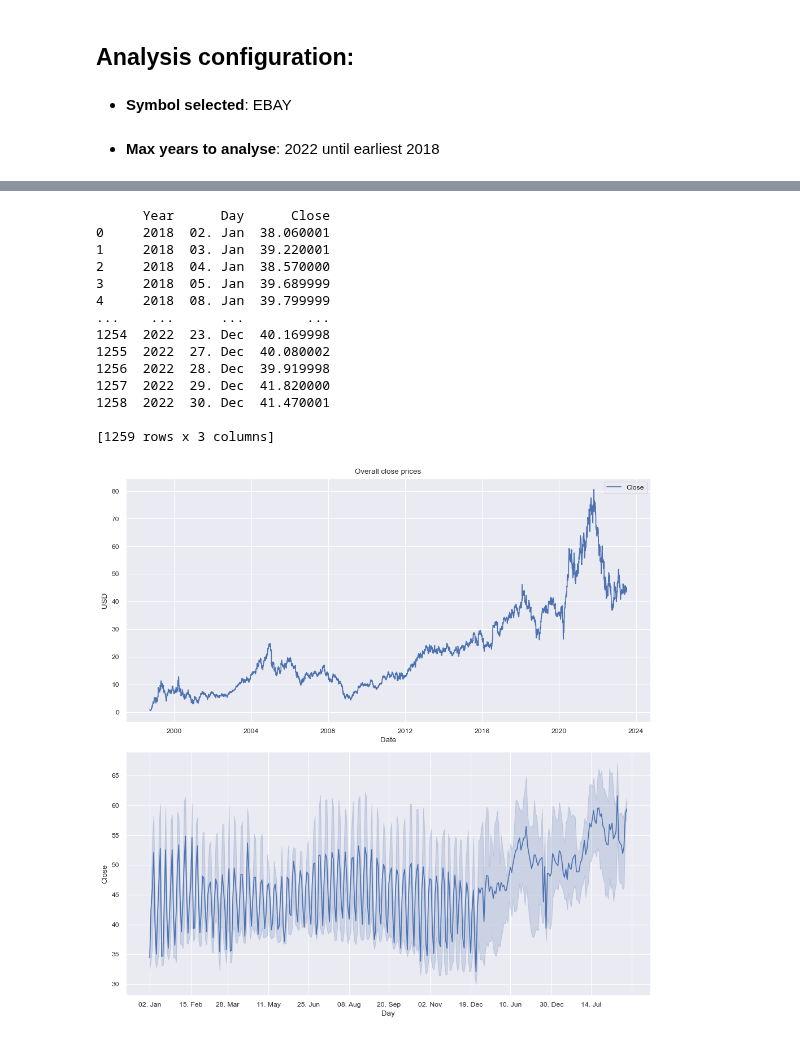
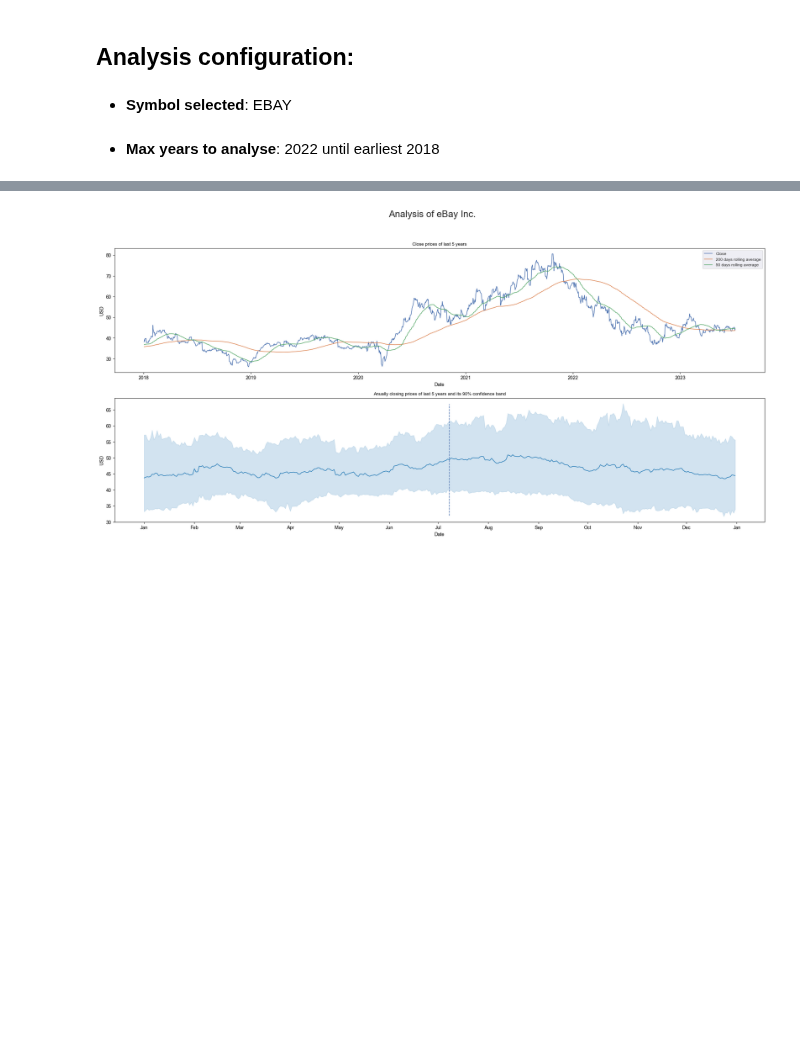
Before and after one commit to marco-sorich/FinSea, a Jupyter notebook: seasonality.ipynb, the cells around one changed output, grey strips where cells are left out. Cells and saved outputs as stored; diff of their text form; code cells hidden in the pictures; blank space fills up the shorter version.

Commit message:
Overall and annual diagram works now correctly

```diff
--- a/seasonality.ipynb
+++ b/seasonality.ipynb
@@ -272,7 +252,6 @@ annualDf
 # %%
 
 
-#fig.suptitle(f'Analysis of {ticker.info["longName"]}\n\n', fontsize=25)
 
 #axs[0].set_title('Overall closing price', fontsize=17)
 #axs[0].plot(df['Close'], df['Close'].rolling(rolling_resolution).mean()) # .plot(legend=True, label=str(rolling_resolution) + '-day moving average', grid=True)
@@ -300,57 +279,51 @@ annualDf
 #    plt.ylabel(ticker.info['currency'])
 #alpha_value = 1
 #for col in annualDf.columns:
 #    if col.startswith(periodNames[3]):
 #        if seasonalityInPercent:
 #            usedAnnualDf = 100 * (annualDf[col] - annualDf[col].iloc[0]) / (annualDf[col].max() - annualDf[col].iloc[0])
 #        else:
 #            usedAnnualDf = annualDf[col]
 #        usedAnnualDf.plot(color='tab:purple', alpha=alpha_value, grid=True)
 #        alpha_value = alpha_value * (1 - (2 / numOfYears))
 
 #plt.subplot(515)
 #plt.title('Annual monthly mean performance', fontsize=17)
 #plt.ylabel(ticker.info['currency'])
 #monthlyDf['mean'].plot(kind='bar', yerr=monthlyDf['std'], capsize=4, color=monthlyDf['meanPositive'].map({True: 'tab:green', False: 'tab:red'}), grid=True, rot=0)
 
 #plt.show()
 
 #df['RollingMean'] = df['Close'].rolling(rolling_resolution).mean()
 
-fig, axs = plt.subplots(2, 1, figsize=(10, 10))
+rolling_narrow_resolution = 50
+rolling_wide_resolution = 200
+
+fig, axs = plt.subplots(2, 1, figsize=(20, 10))
 sns.set_theme('paper')
+fig.suptitle(f'Analysis of {ticker.info["longName"]}\n\n', fontsize=20)
 
-sns.lineplot(data=df, dashes=False, ax=axs[0], legend='full')
-axs[0].set_title('Overall close prices')
+
+# Plot overall closing prices of last x years
+overallDf = pd.DataFrame(data=df)
+overallDf[f'{rolling_wide_resolution} days rolling average'] = overallDf['Close'].rolling(rolling_wide_resolution).mean()
+overallDf[f'{rolling_narrow_resolution} days rolling average'] = overallDf['Close'].rolling(rolling_narrow_resolution).mean()
+overallDf = overallDf[rangeMax5yrs.min():pd.to_datetime('today')]
+sns.lineplot(data=overallDf, dashes=False, ax=axs[0], legend='full')
+axs[0].set_title(f'Close prices of last {rangeNumOfYears} years')
 axs[0].set_ylabel(ticker.info['currency'])
 
-#sns.lineplot(data=annualDf[['2022', '2021', '2020', '2019']], ax=axs[1])
-#axs[1].set_title(f'Annual close prices of last {max_num_of_years} years')
-#axs[1].set_ylabel(ticker.info['currency'])
-#axs[1].xaxis.set_major_locator(mdates.MonthLocator())
-#axs[1].xaxis.set_major_formatter(mdates.DateFormatter("%b"))
 
-annualDf2 = annualDf.reset_index()
-print(annualDf2)
-
-sns.lineplot(data=annualDf2, x='Day', y='Close', errorbar=('pi', 50), ax=axs[1])
+# Plot annual closing prices with confidence band
+sns.lineplot(data=annualDf, x='Day', y='Close', ax=axs[1], sort=True)
 axs[1].xaxis.set_major_locator(mdates.MonthLocator())
+axs[1].axvline(f'{"{:02d}".format(dt.date.today().month)}-{"{:02d}".format(dt.date.today().day)}', ymin=0.05, ymax=0.95, linestyle='dashed')
+axs[1].set_ylabel('USD')
+axs[1].set_xlabel('Date')
+axs[1].set_title(f'Anually closing prices of last {rangeNumOfYears} years and its 90% confidence band')
+axs[1].xaxis.set_major_formatter(mdates.DateFormatter("%b"))
 
 
 fig.tight_layout()
 # %% [output]
-      Year      Day      Close
-0     2018  02. Jan  38.060001
-1     2018  03. Jan  39.220001
-2     2018  04. Jan  38.570000
-3     2018  05. Jan  39.689999
-4     2018  08. Jan  39.799999
-...    ...      ...        ...
-1254  2022  23. Dec  40.169998
-1255  2022  27. Dec  40.080002
-1256  2022  28. Dec  39.919998
-1257  2022  29. Dec  41.820000
-1258  2022  30. Dec  41.470001
-
-[1259 rows x 3 columns]
-[figure, old version]
+[figure, new version]
```
Also changed, not shown: parts of 5 cells of this notebook.
